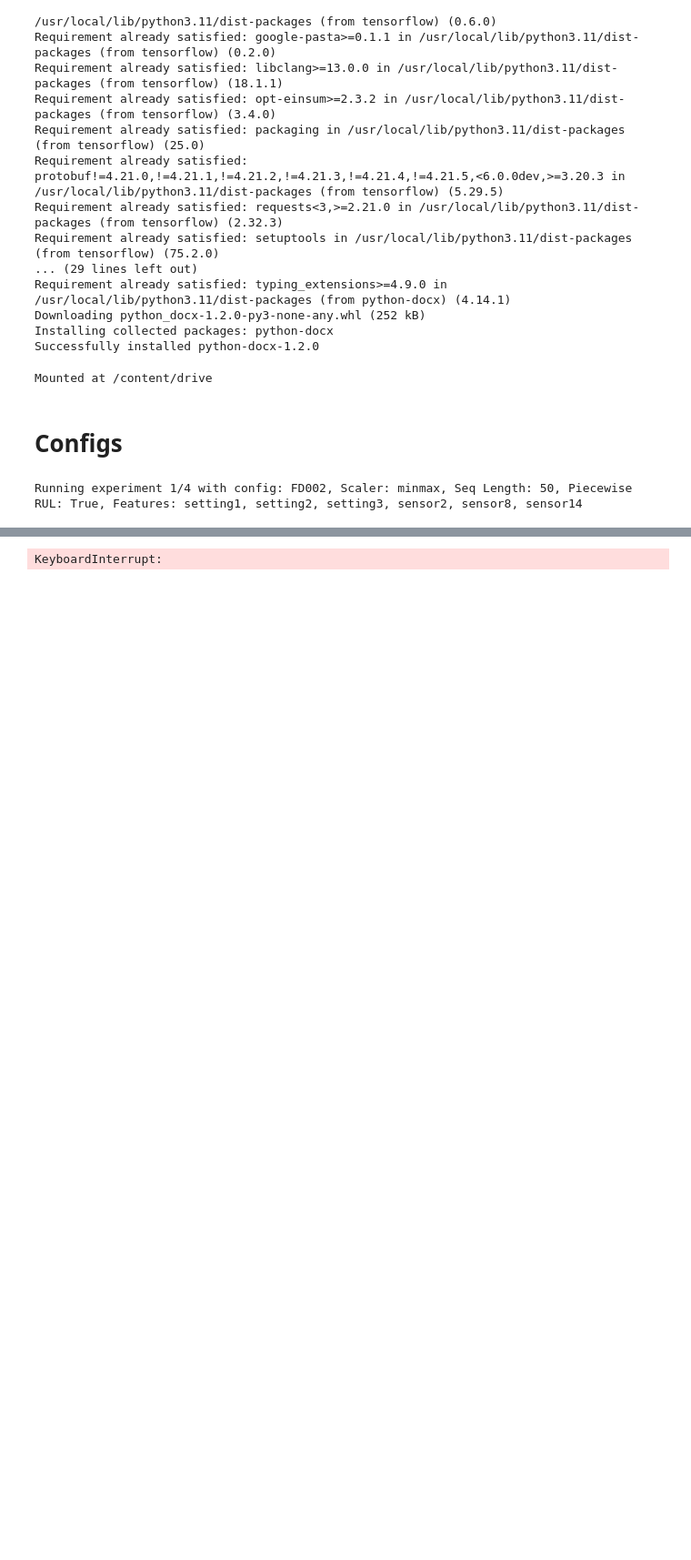
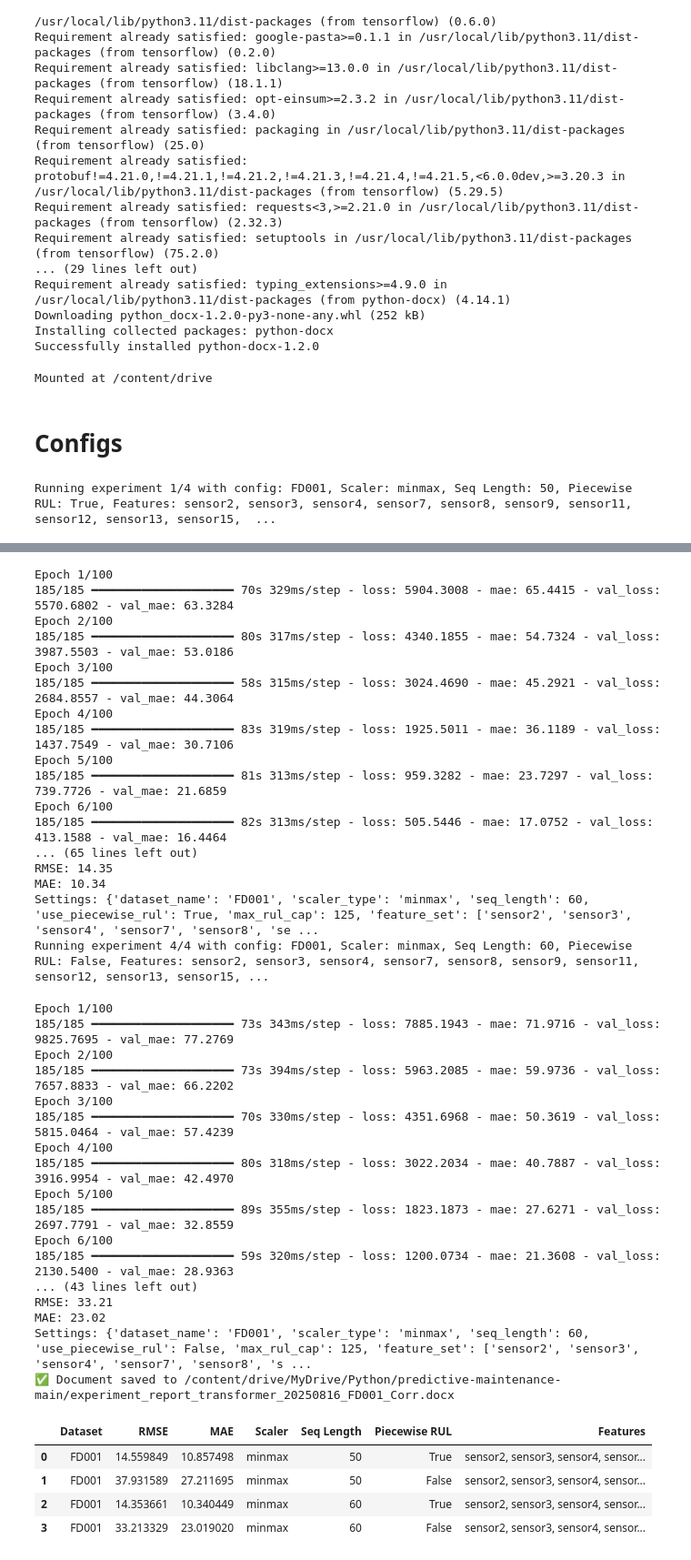
Before and after one commit to DGuilherme/PMTese, a Jupyter notebook: Untitled53.ipynb, the cells around one changed output, grey strips where cells are left out. Shown at 91% size. Drawn from its saved outputs; the diff is of its cells as text; code cells hidden in the pictures; blank space fills up the shorter version.

```diff
--- a/Untitled53.ipynb
+++ b/Untitled53.ipynb
@@ -1432,7 +1432,7 @@ def compare_datasets(test_configs):
 # %%
 from docx import Document
 
-def save_experiment_to_docx(results_list, output_path="/content/drive/MyDrive/Python/predictive-maintenance-main/experiment_report_transformer_20250817_FD002_Corr.docx"):
+def save_experiment_to_docx(results_list, output_path="/content/drive/MyDrive/Python/predictive-maintenance-main/experiment_report_transformer_20250816_FD001_Corr.docx"):
     doc = Document()
     doc.add_heading("Transformer RUL Prediction Experiment Results", level=1)
 
@@ -1449,7 +1449,7 @@ def save_experiment_to_docx(results_list, output_path="/content/drive/MyDrive/Py
     doc.save(output_path)
     print(f"✅ Document saved to {output_path}")
 # %%
-results = compare_datasets(test_configs_FD002_Corr)
+results = compare_datasets(test_configs_FD001_Corr)
 save_experiment_to_docx(results)
 
 # Create summary table
@@ -1468,5 +1468,5 @@ summary_df = pd.DataFrame([
 
 display(summary_df)
 # %% [output]
-Running experiment 1/4 with config: FD002, Scaler: minmax, Seq Length: 50, Piecewise RUL: True, Features: setting1, setting2, setting3, sensor2, sensor8, sensor14
+Running experiment 1/4 with config: FD001, Scaler: minmax, Seq Length: 50, Piecewise RUL: True, Features: sensor2, sensor3, sensor4, sensor7, sensor8, sensor9, sensor11, sensor12, sensor13, sensor15,  ...
 Epoch 1/100
@@ -1506 +1506,39 @@ Epoch 31/100
-KeyboardInterrupt:
+Epoch 1/100
+185/185 ━━━━━━━━━━━━━━━━━━━━ 70s 329ms/step - loss: 5904.3008 - mae: 65.4415 - val_loss: 5570.6802 - val_mae: 63.3284
+Epoch 2/100
+185/185 ━━━━━━━━━━━━━━━━━━━━ 80s 317ms/step - loss: 4340.1855 - mae: 54.7324 - val_loss: 3987.5503 - val_mae: 53.0186
+Epoch 3/100
+185/185 ━━━━━━━━━━━━━━━━━━━━ 58s 315ms/step - loss: 3024.4690 - mae: 45.2921 - val_loss: 2684.8557 - val_mae: 44.3064
+Epoch 4/100
+185/185 ━━━━━━━━━━━━━━━━━━━━ 83s 319ms/step - loss: 1925.5011 - mae: 36.1189 - val_loss: 1437.7549 - val_mae: 30.7106
+Epoch 5/100
+185/185 ━━━━━━━━━━━━━━━━━━━━ 81s 313ms/step - loss: 959.3282 - mae: 23.7297 - val_loss: 739.7726 - val_mae: 21.6859
+Epoch 6/100
+185/185 ━━━━━━━━━━━━━━━━━━━━ 82s 313ms/step - loss: 505.5446 - mae: 17.0752 - val_loss: 413.1588 - val_mae: 16.4464
+... (65 lines left out)
+RMSE: 14.35
+MAE: 10.34
+Settings: {'dataset_name': 'FD001', 'scaler_type': 'minmax', 'seq_length': 60, 'use_piecewise_rul': True, 'max_rul_cap': 125, 'feature_set': ['sensor2', 'sensor3', 'sensor4', 'sensor7', 'sensor8', 'se ...
+Running experiment 4/4 with config: FD001, Scaler: minmax, Seq Length: 60, Piecewise RUL: False, Features: sensor2, sensor3, sensor4, sensor7, sensor8, sensor9, sensor11, sensor12, sensor13, sensor15, ...
+Epoch 1/100
+185/185 ━━━━━━━━━━━━━━━━━━━━ 73s 343ms/step - loss: 7885.1943 - mae: 71.9716 - val_loss: 9825.7695 - val_mae: 77.2769
+Epoch 2/100
+185/185 ━━━━━━━━━━━━━━━━━━━━ 73s 394ms/step - loss: 5963.2085 - mae: 59.9736 - val_loss: 7657.8833 - val_mae: 66.2202
+Epoch 3/100
+185/185 ━━━━━━━━━━━━━━━━━━━━ 70s 330ms/step - loss: 4351.6968 - mae: 50.3619 - val_loss: 5815.0464 - val_mae: 57.4239
+Epoch 4/100
+185/185 ━━━━━━━━━━━━━━━━━━━━ 80s 318ms/step - loss: 3022.2034 - mae: 40.7887 - val_loss: 3916.9954 - val_mae: 42.4970
+Epoch 5/100
+185/185 ━━━━━━━━━━━━━━━━━━━━ 89s 355ms/step - loss: 1823.1873 - mae: 27.6271 - val_loss: 2697.7791 - val_mae: 32.8559
+Epoch 6/100
+185/185 ━━━━━━━━━━━━━━━━━━━━ 59s 320ms/step - loss: 1200.0734 - mae: 21.3608 - val_loss: 2130.5400 - val_mae: 28.9363
+... (43 lines left out)
+RMSE: 33.21
+MAE: 23.02
+Settings: {'dataset_name': 'FD001', 'scaler_type': 'minmax', 'seq_length': 60, 'use_piecewise_rul': False, 'max_rul_cap': 125, 'feature_set': ['sensor2', 'sensor3', 'sensor4', 'sensor7', 'sensor8', 's ...
+✅ Document saved to /content/drive/MyDrive/Python/predictive-maintenance-main/experiment_report_transformer_20250816_FD001_Corr.docx
+|  | Dataset | RMSE | MAE | Scaler | Seq Length | Piecewise RUL | Features |
+| 0 | FD001 | 14.559849 | 10.857498 | minmax | 50 | True | sensor2, sensor3, sensor4, sensor... |
+| 1 | FD001 | 37.931589 | 27.211695 | minmax | 50 | False | sensor2, sensor3, sensor4, sensor... |
+| 2 | FD001 | 14.353661 | 10.340449 | minmax | 60 | True | sensor2, sensor3, sensor4, sensor... |
+| 3 | FD001 | 33.213329 | 23.019020 | minmax | 60 | False | sensor2, sensor3, sensor4, sensor... |
```
Also changed, not shown: parts of 1 cell of this notebook.
